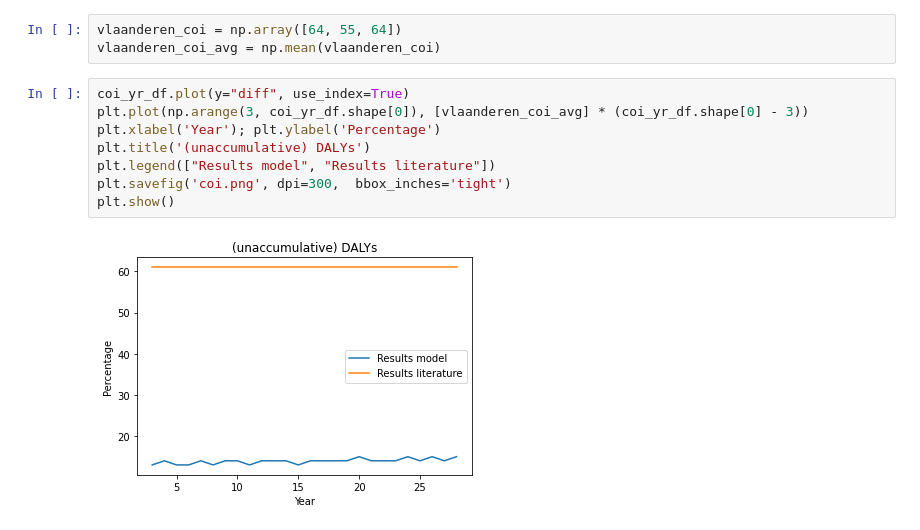
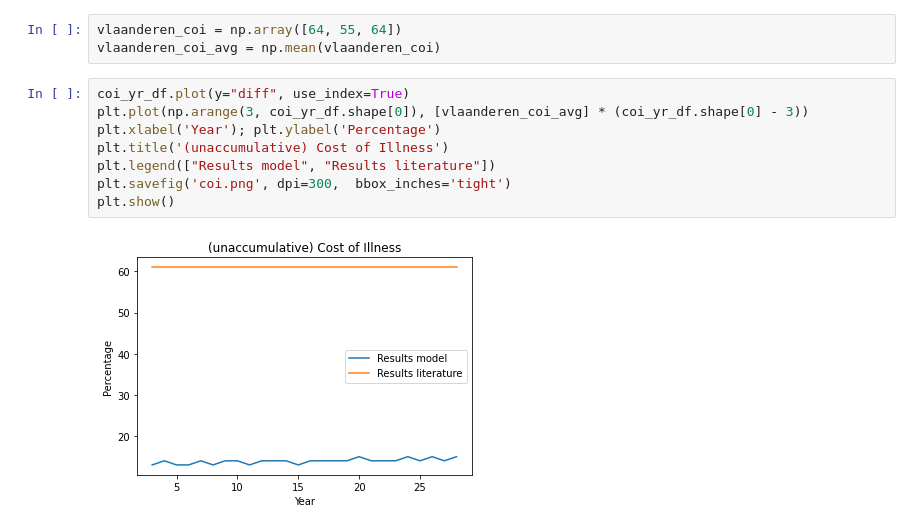
Before and after one commit to Lischip/asd, a Jupyter notebook: notebooks/validation.ipynb, the cells around one changed output. Cells and saved outputs as stored; diff of their text form.

```diff
--- a/notebooks/validation.ipynb
+++ b/notebooks/validation.ipynb
@@ -192,10 +192,10 @@ vlaanderen_coi_avg = np.mean(vlaanderen_coi)
 # %%
 coi_yr_df.plot(y="diff", use_index=True)
 plt.plot(np.arange(3, coi_yr_df.shape[0]), [vlaanderen_coi_avg] * (coi_yr_df.shape[0] - 3))
 plt.xlabel('Year'); plt.ylabel('Percentage')
-plt.title('(unaccumulative) DALYs')
+plt.title('(unaccumulative) Cost of Illness')
 plt.legend(["Results model", "Results literature"])
 plt.savefig('coi.png', dpi=300,  bbox_inches='tight')
 plt.show()
 # %% [output]
-[figure, old version]
+[figure, new version]
```
Also changed, not shown: parts of 1 cell of this notebook, 2 other files.
